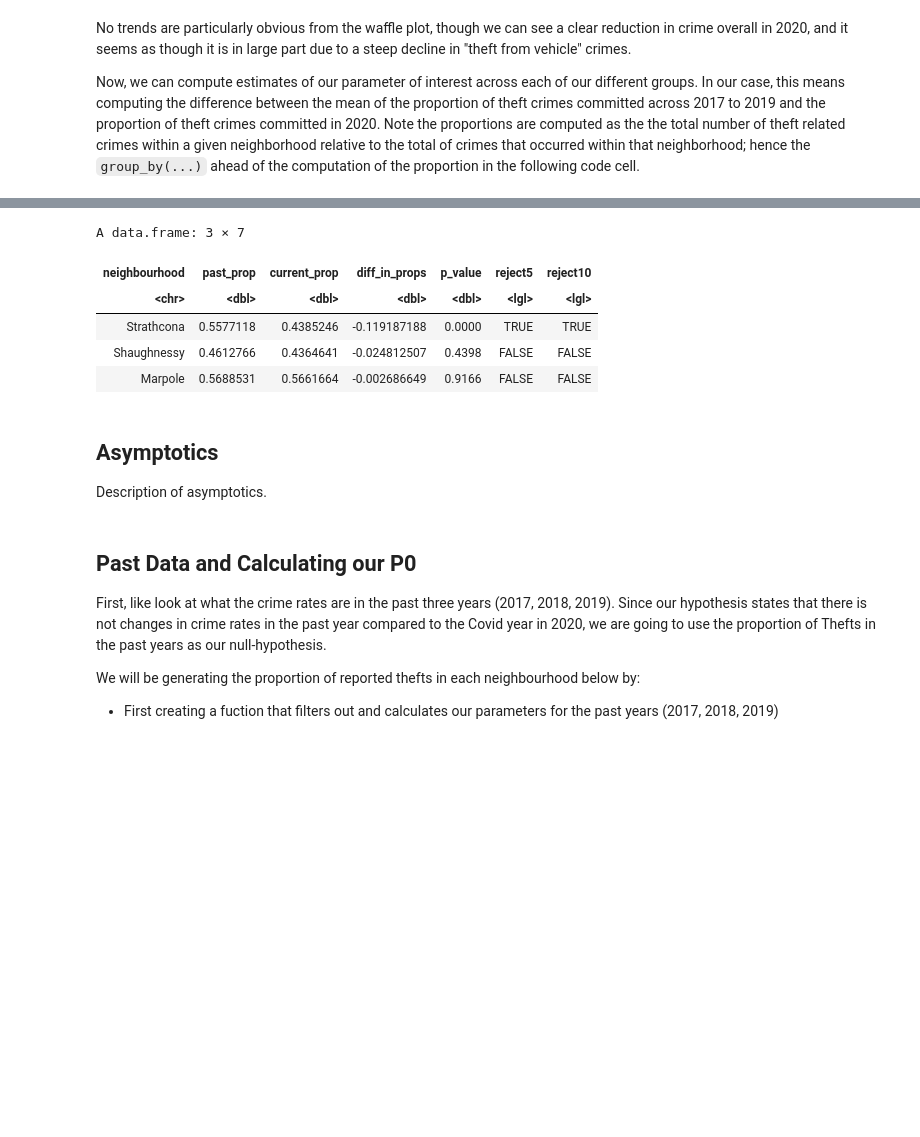
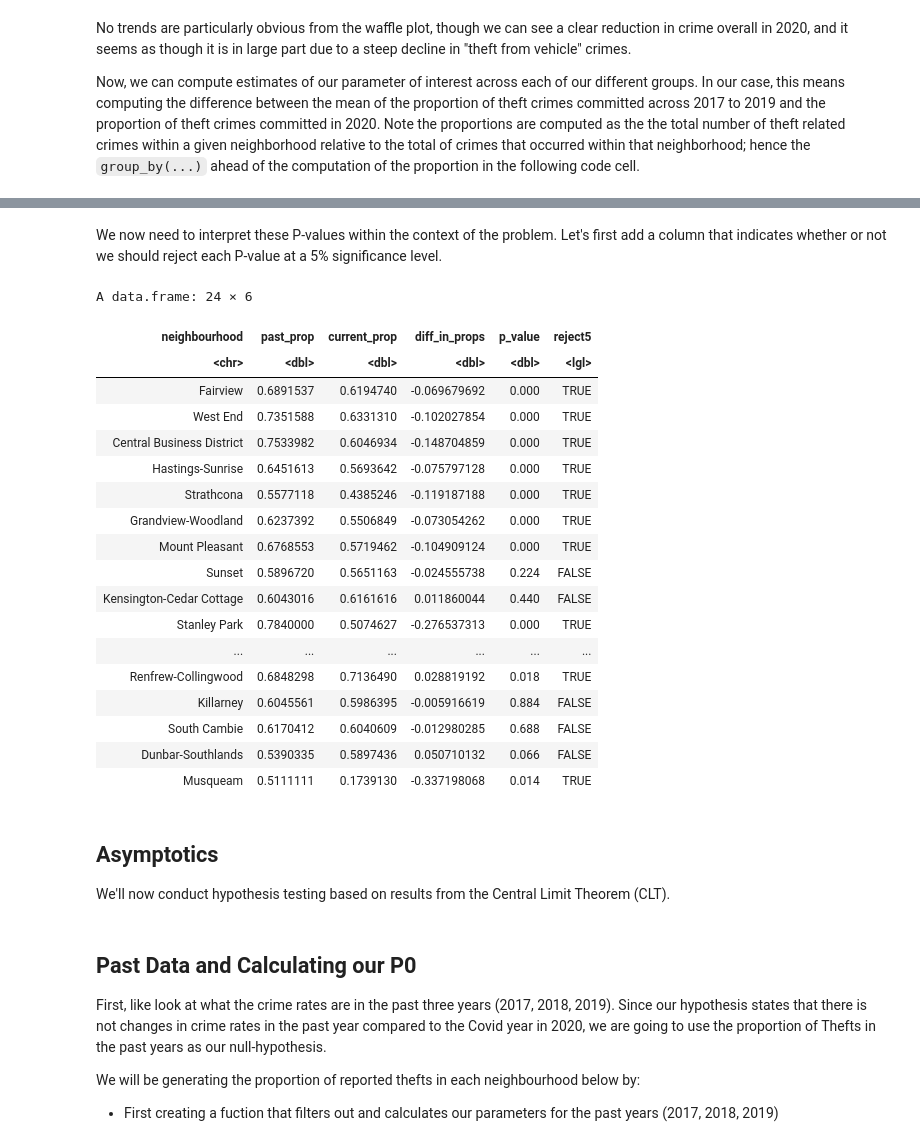
Before and after one commit to adammitha/STAT201-group-project, a Jupyter notebook: code/project-final.ipynb, the cells around one changed output, grey strips where cells are left out. Drawn from its saved outputs; the diff is of its cells as text; code cells hidden in the pictures; blank space fills up the shorter version.

Commit message:
milestone: bootstrapping done

```diff
--- a/code/project-final.ipynb
+++ b/code/project-final.ipynb
@@ -621,0 +624,9 @@ Warning message:
+# %%
+# As discussed, let's now add the `period` column
+
+crime_data_processed <- crime_data_is_theft %>% # reuse dataframe from step (a)
+    filter(year >= 2017 & year <= 2020) %>% # filter to our target years
+    mutate(period = ifelse(year < 2020, 'Before pandemic', 'During pandemic')) %>% # since we've filtered already, we only need to check year < 2020 to know if it's pre-pandemic (or not)
+    mutate(period = as.factor(period)) # convert to factor
+
+head(crime_data_processed) # we've now successfully completed step (b)
@@ -621,0 +691,31 @@ Warning message:
+# %%
+# Choose as neighbourhood to use
+n <- "Shaughnessy"
+
+# 1. Filter data down to just this neighbourhood
+neighbourhood_data <- crime_data_processed %>%
+    filter(neighbourhood == n)
+
+# 2., 3., 4. done with a "shortcut" using infer; a long-form approach will be done in our looping code
+obs_diff_in_props <- neighbourhood_data %>%
+    specify(is_theft ~ period, success = "TRUE") %>% # specify our response variable
+    calculate(stat = "diff in props", order = c("During pandemic", "Before pandemic")) # compute the "diff in props" for each
+
+# 5. Conduct the infer workflow
+neighbourhood_infer <- neighbourhood_data %>%
+    specify(is_theft ~ period, success = "TRUE") %>% # specify our response variable
+    hypothesise(null = "independence") %>% # i.e., that the change in proprotion is 0
+    generate(reps = 1000, type = "permute") %>% # generate 1,000 bootstrap samples for our null model
+    calculate(stat = "diff in props", order = c("During pandemic", "Before pandemic")) # compute the "diff in props" for each
+
+# 6. (Skipped! We don't need the P-value here yet.)
+# 7. (Skipped! We don't need to append to anything just yet.)
+
+neighbourhood_infer_vis <- neighbourhood_infer %>%
+   visualize() +
+   shade_p_value(obs_stat = obs_diff_in_props, direction = "two_sided") +
+   xlab("Difference in Proportion of Theft-Related Crime") +
+   theme_stat201(10, 6)
+
+neighbourhood_infer_vis
+print(sprintf("Our p-value is %f", ))
@@ -622,15 +791,26 @@ Warning message:
+# %% [markdown]
+We now need to interpret these P-values within the context of the problem. Let's first add a column that indicates whether or not we should reject each P-value at a 5% significance level.
 # %%
 results <- results %>%
-    mutate(reject5=p_value < 0.05, reject10=p_value < 0.10)
+    mutate(reject5=p_value < 0.05)
 results
 # %% [output]
-A data.frame: 3 × 7
+A data.frame: 24 × 6
-| neighbourhood | past_prop | current_prop | diff_in_props | p_value | reject5 | reject10 |
-| <chr> | <dbl> | <dbl> | <dbl> | <dbl> | <lgl> | <lgl> |
-| Strathcona | 0.5577118 | 0.4385246 | -0.119187188 | 0.0000 | TRUE | TRUE |
-| Shaughnessy | 0.4612766 | 0.4364641 | -0.024812507 | 0.4398 | FALSE | FALSE |
-| Marpole | 0.5688531 | 0.5661664 | -0.002686649 | 0.9166 | FALSE | FALSE |
+| neighbourhood | past_prop | current_prop | diff_in_props | p_value | reject5 |
+| <chr> | <dbl> | <dbl> | <dbl> | <dbl> | <lgl> |
+| Fairview | 0.6891537 | 0.6194740 | -0.069679692 | 0.000 | TRUE |
+| West End | 0.7351588 | 0.6331310 | -0.102027854 | 0.000 | TRUE |
+| Central Business District | 0.7533982 | 0.6046934 | -0.148704859 | 0.000 | TRUE |
+| Hastings-Sunrise | 0.6451613 | 0.5693642 | -0.075797128 | 0.000 | TRUE |
+| Strathcona | 0.5577118 | 0.4385246 | -0.119187188 | 0.000 | TRUE |
+| Grandview-Woodland | 0.6237392 | 0.5506849 | -0.073054262 | 0.000 | TRUE |
+| Mount Pleasant | 0.6768553 | 0.5719462 | -0.104909124 | 0.000 | TRUE |
+| Sunset | 0.5896720 | 0.5651163 | -0.024555738 | 0.224 | FALSE |
+| Kensington-Cedar Cottage | 0.6043016 | 0.6161616 | 0.011860044 | 0.440 | FALSE |
+| Stanley Park | 0.7840000 | 0.5074627 | -0.276537313 | 0.000 | TRUE |
+| ... | ... | ... | ... | ... | ... |
+| Renfrew-Collingwood | 0.6848298 | 0.7136490 | 0.028819192 | 0.018 | TRUE |
+| Killarney | 0.6045561 | 0.5986395 | -0.005916619 | 0.884 | FALSE |
+| South Cambie | 0.6170412 | 0.6040609 | -0.012980285 | 0.688 | FALSE |
+| Dunbar-Southlands | 0.5390335 | 0.5897436 | 0.050710132 | 0.066 | FALSE |
+| Musqueam | 0.5111111 | 0.1739130 | -0.337198068 | 0.014 | TRUE |
-# %% [markdown]
-## Asymptotics
-
-Description of asymptotics.
@@ -644,3 +817,7 @@ neighbourhoods_list<-unique(neighbourhoods)
+# %% [markdown]
+## Asymptotics
+
+We'll now conduct hypothesis testing based on results from the Central Limit Theorem (CLT).
 # %% [markdown]
 ## Past Data and Calculating our P0
 
```
Also changed, not shown: parts of 61 cells of this notebook.
